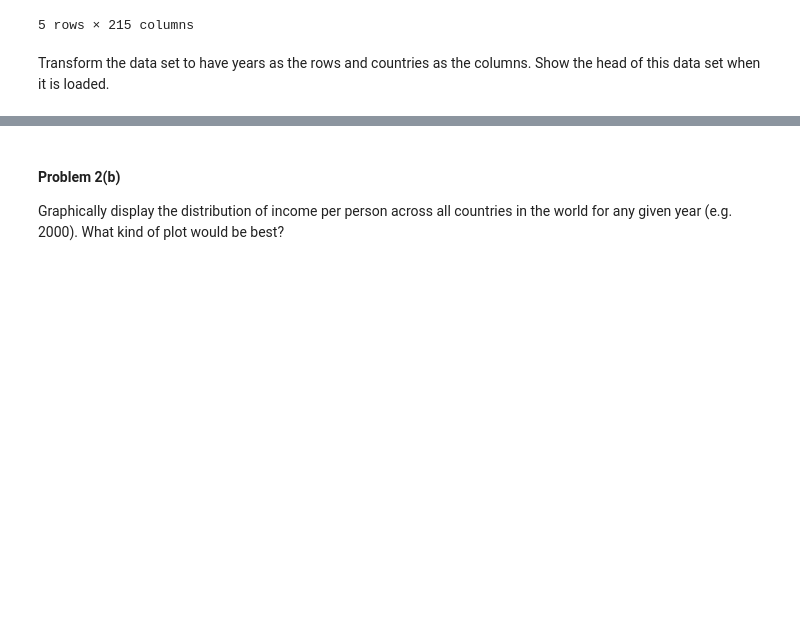
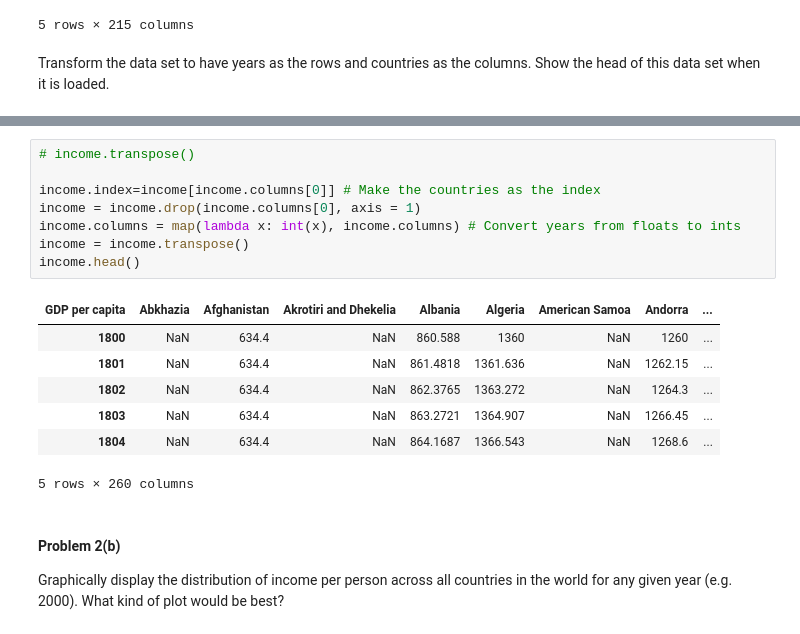
Before and after one commit to Naveed1842/harvardCS109, a Jupyter notebook: Homeworks/HW1/hw1.ipynb, the cells around one changed output, grey strips where cells are left out. Saved outputs shown, nothing was run; the diff lists cells and outputs as text; blank space fills up the shorter version.

```diff
--- a/Homeworks/HW1/hw1.ipynb
+++ b/Homeworks/HW1/hw1.ipynb
@@ -261,3 +240,19 @@ income.transpose()
+# %%
+# income.transpose()
+
+income.index=income[income.columns[0]] # Make the countries as the index
+income = income.drop(income.columns[0], axis = 1)
+income.columns = map(lambda x: int(x), income.columns) # Convert years from floats to ints
+income = income.transpose()
+income.head()
+# %% [output]
+| GDP per capita | Abkhazia | Afghanistan | Akrotiri and Dhekelia | Albania | Algeria | American Samoa | Andorra | ... |
+| 1800 | NaN | 634.4 | NaN | 860.588 | 1360 | NaN | 1260 | ... |
+| 1801 | NaN | 634.4 | NaN | 861.4818 | 1361.636 | NaN | 1262.15 | ... |
+| 1802 | NaN | 634.4 | NaN | 862.3765 | 1363.272 | NaN | 1264.3 | ... |
+| 1803 | NaN | 634.4 | NaN | 863.2721 | 1364.907 | NaN | 1266.45 | ... |
+| 1804 | NaN | 634.4 | NaN | 864.1687 | 1366.543 | NaN | 1268.6 | ... |
+5 rows × 260 columns
 # %% [markdown]
 #### Problem 2(b)
 
```
Also changed, not shown: parts of 3 cells of this notebook, 2 other files.
